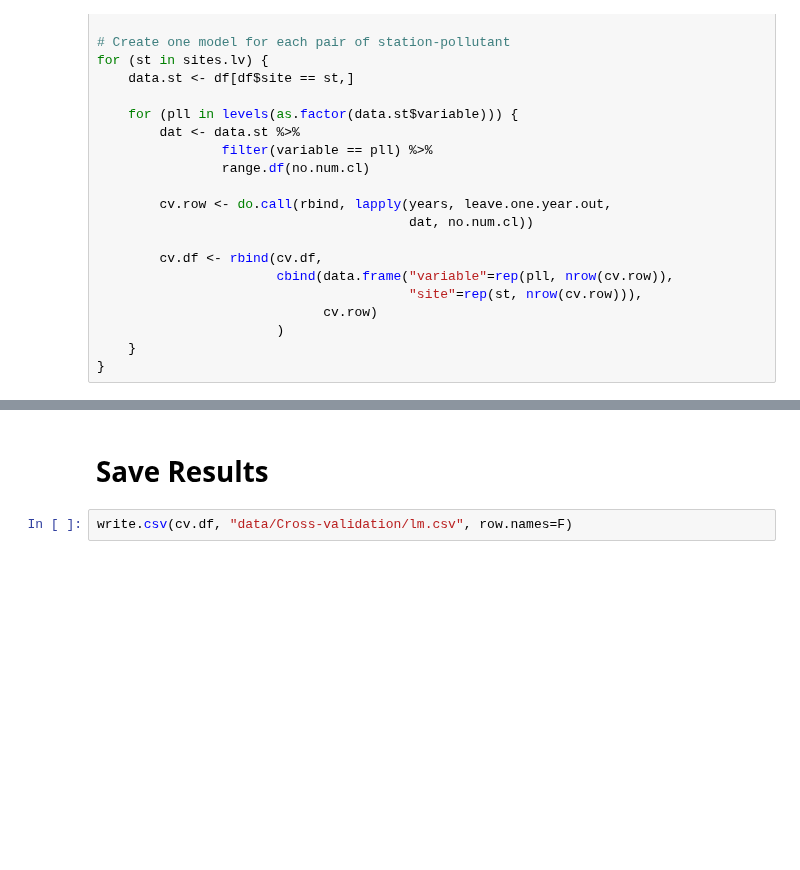
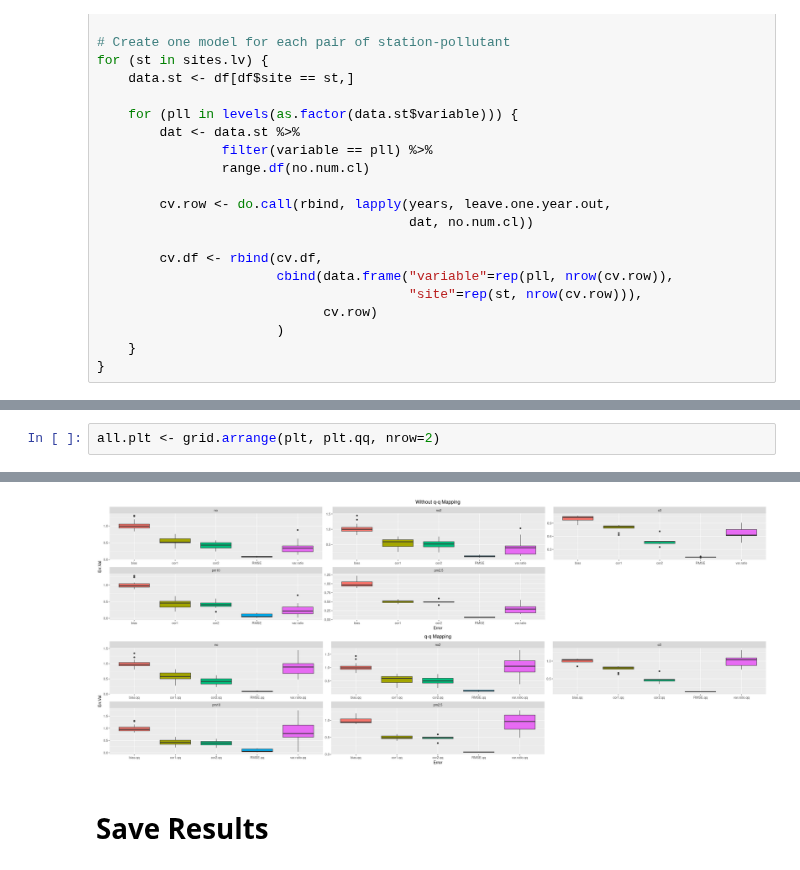
Before and after one commit to Jaimedgp/AirQualityCOVID, a Jupyter notebook: notebooks/Analysis/lm/Cross-Validation.ipynb, the cells around one changed output, grey strips where cells are left out. Cells and saved outputs as stored; diff of their text form; blank space fills up the shorter version.

Commit message:
Add q-q Mapping to cross-validation

```diff
--- a/notebooks/Analysis/lm/Cross-Validation.ipynb
+++ b/notebooks/Analysis/lm/Cross-Validation.ipynb
@@ -178,0 +218,3 @@ Warning message:
+# %%
+all.plt <- grid.arrange(plt, plt.qq, nrow=2)
+# %% [output]
@@ -179,5 +225,4 @@ Warning message:
+[figure, added]
 # %% [markdown]
 # Save Results
-# %%
-write.csv(cv.df, "data/Cross-validation/lm.csv", row.names=F)
 # %%
```
Also changed, not shown: parts of 10 cells of this notebook, 4 other files.
